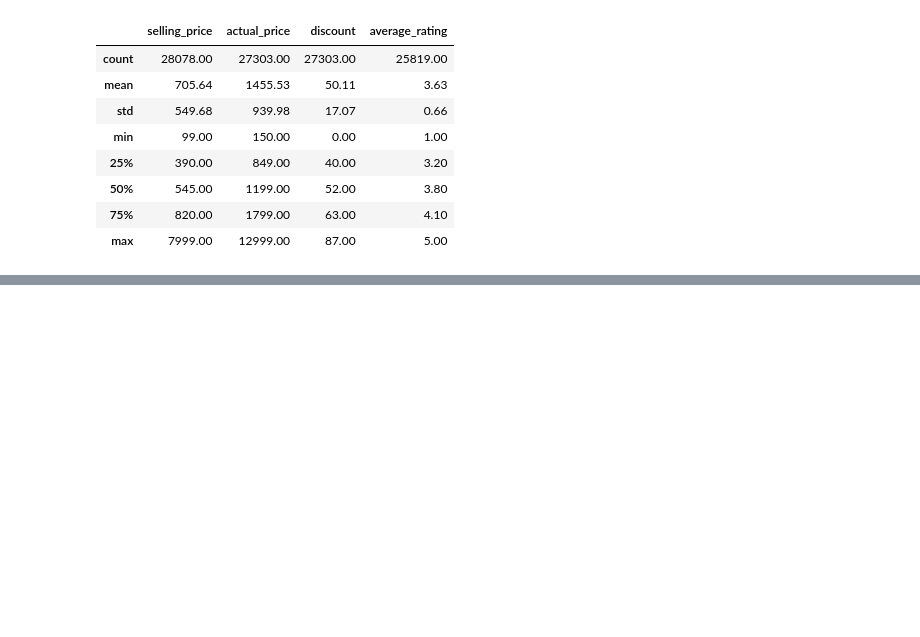
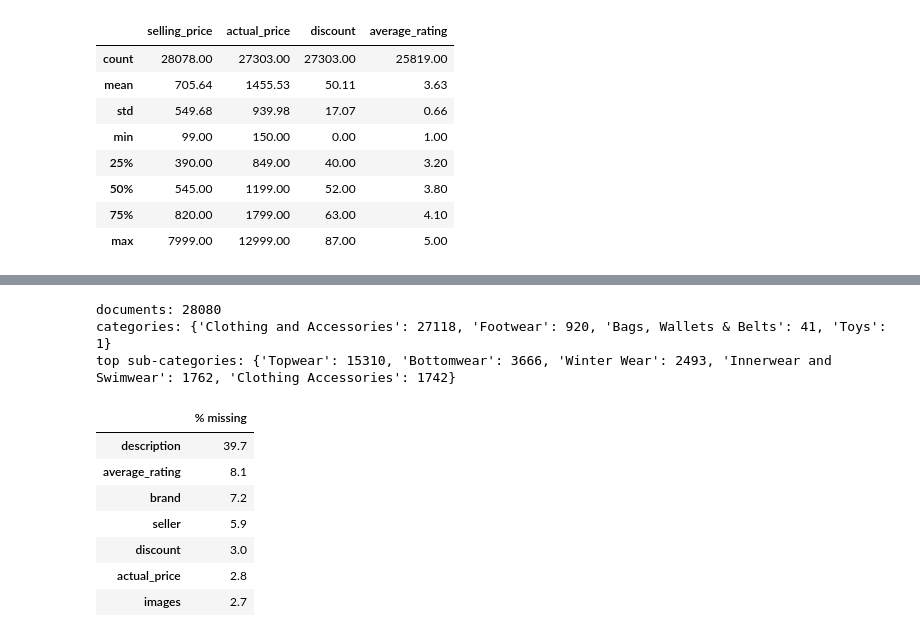
Before and after one commit to bielmongeortiz/irwa-final-project, a Jupyter notebook: project_progress/part_1/IRWA_part_1.ipynb, the cells around one changed output, grey strips where cells are left out. Cells and saved outputs as stored; diff of their text form; code cells hidden in the pictures; blank space fills up the shorter version.

```diff
--- a/project_progress/part_1/IRWA_part_1.ipynb
+++ b/project_progress/part_1/IRWA_part_1.ipynb
@@ -258,0 +272,48 @@ discounts filled from prices: 78
+# %%
+# a value is missing if it is None/NaN or an empty string/list
+def is_missing(value):
+    if value is None:
+        return True
+    if isinstance(value, float) and np.isnan(value):
+        return True
+    if isinstance(value, str) and len(value) == 0:
+        return True
+    if isinstance(value, list) and len(value) == 0:
+        return True
+    return False
+
+print("documents:", len(raw))
+
+# number of products per category
+category_counts = raw["category"].value_counts()
+print("categories:", category_counts.to_dict())
+
+# 5 most frequent sub-categories
+sub_category_counts = raw["sub_category"].value_counts()
+print("top sub-categories:", sub_category_counts.head(5).to_dict())
+
+# % of missing values in each column (only the columns with some missing value)
+missing = {}
+for column in raw.columns:
+    n_missing = 0
+    for value in raw[column]:
+        if is_missing(value):
+            n_missing += 1
+    percentage = round(100 * n_missing / len(raw), 1)
+    if percentage > 0:
+        missing[column] = percentage
+
+missing = pd.DataFrame.from_dict(missing, orient="index", columns=["% missing"])
+missing.sort_values("% missing", ascending=False)
+# %% [output]
+documents: 28080
+categories: {'Clothing and Accessories': 27118, 'Footwear': 920, 'Bags, Wallets & Belts': 41, 'Toys': 1}
+top sub-categories: {'Topwear': 15310, 'Bottomwear': 3666, 'Winter Wear': 2493, 'Innerwear and Swimwear': 1762, 'Clothing Accessories': 1742}
+|  | % missing |
+| description | 39.7 |
+| average_rating | 8.1 |
+| brand | 7.2 |
+| seller | 5.9 |
+| discount | 3.0 |
+| actual_price | 2.8 |
+| images | 2.7 |
```
Also changed, not shown: parts of 13 cells of this notebook, 5 other files.
